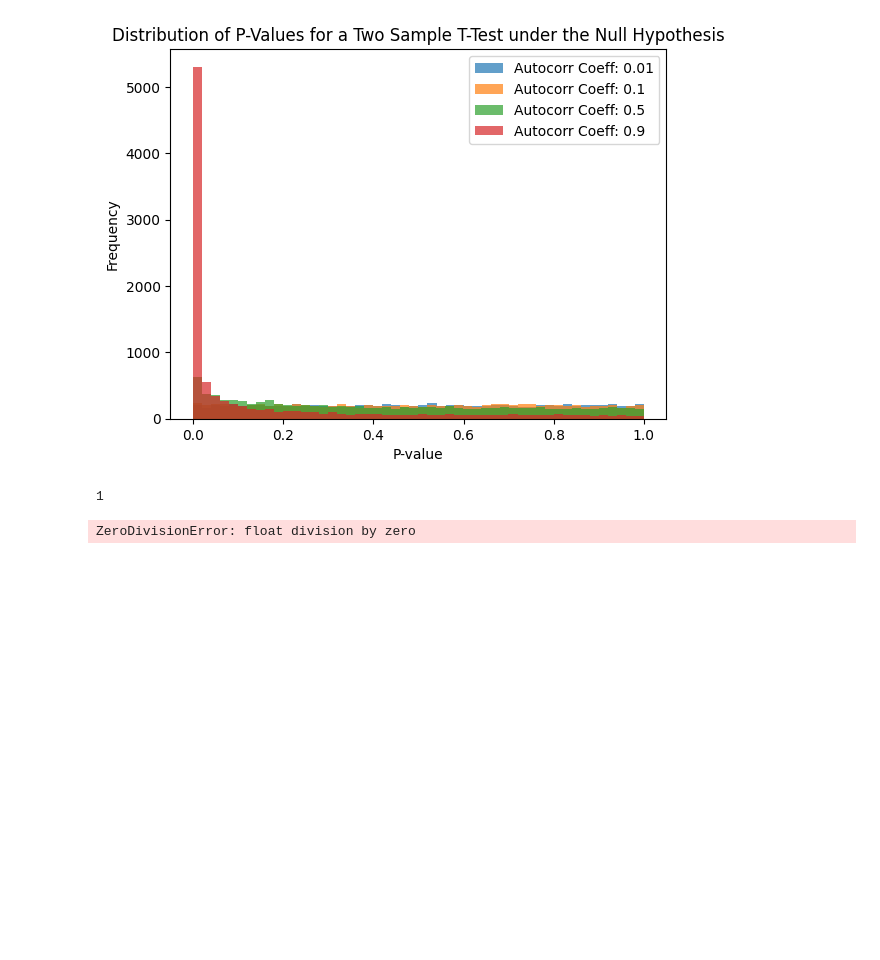
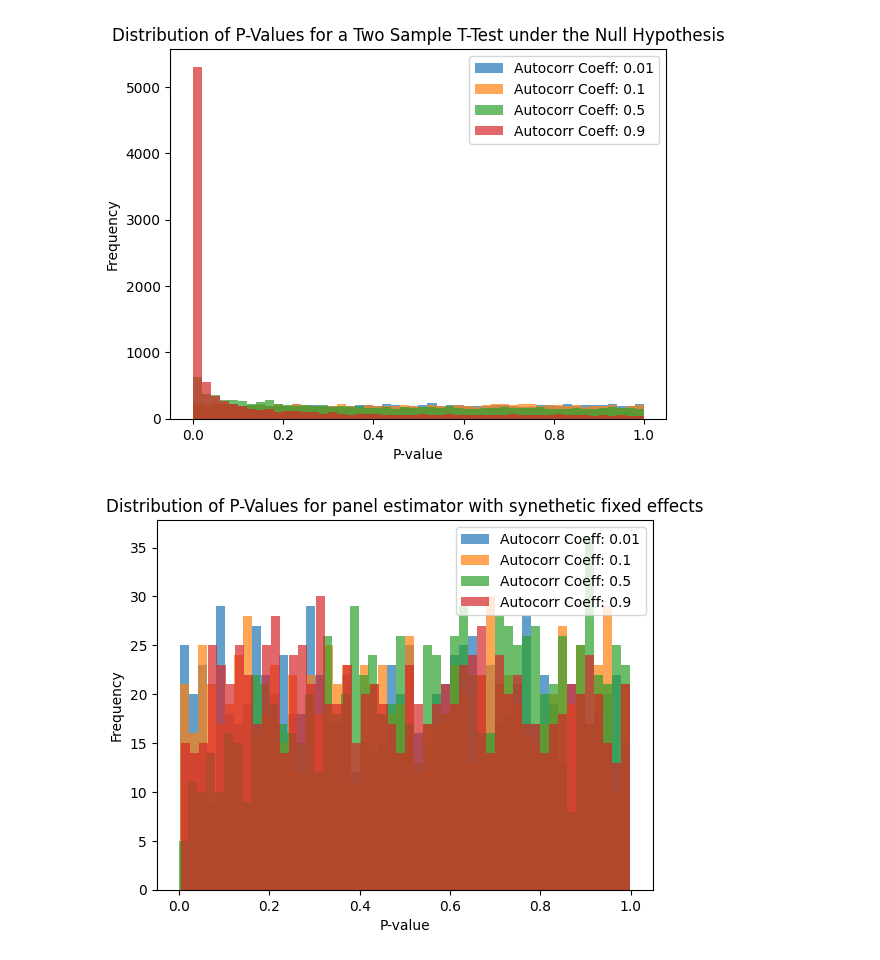
Before and after one commit to Padarn/notes, a Jupyter notebook: 0. Skewed P-Values/p-values.ipynb, the cells around one changed output. Saved outputs shown, nothing was run; the diff lists cells and outputs as text; code cells hidden in the pictures; blank space fills up the shorter version.

Commit message:
adding time effects

```diff
--- a/0. Skewed P-Values/p-values.ipynb
+++ b/0. Skewed P-Values/p-values.ipynb
@@ -276,33 +276,32 @@ n = 100 # Number of data points
 num_samples = 1000
 autocorr_coefficients = [0.01, 0.1, 0.5, 0.9] # Different autocorrelation coefficients
 
 # Simulate data and collect p-values for each autocorrelation coefficient
 for autocorr_coefficient in autocorr_coefficients:
     p_values = []
     for _ in range(num_samples):
         y, treatment = generate_autocorrelated_treatment_data(n, autocorr_coefficient)
 
         one_hot = np.zeros(len(treatment))
         one_hot[::2] = np.array(range(0, int(n / 2)))
         one_hot[1::2] = np.array(range(0, int(n / 2)))
         dfy = pd.DataFrame(y, columns=['y'])
         dfy['panel_i'] = 1
         dfy['panel_t'] = one_hot
         dfy['treatment'] = treatment
         dfy.set_index(['panel_i', 'panel_t'], inplace=True)
-        model = PanelOLS(dependent=dfy['y'], exog=dfy['treatment'], time_effects==True)
+        model = PanelOLS(dependent=dfy['y'], exog=dfy['treatment'], time_effects=True)
         res = model.fit()
         p_value = res.pvalues.iloc[0]
         p_values.append(p_value)
 
     # Plot the distribution of p-values
     plt.hist(p_values, bins=50, alpha=0.7, label=f'Autocorr Coeff: {autocorr_coefficient}')
 
 plt.xlabel('P-value')
 plt.ylabel('Frequency')
 plt.title('Distribution of P-Values for panel estimator with synethetic fixed effects')
 plt.legend()
 plt.show()
 # %% [output]
-1
-ZeroDivisionError: float division by zero
+[figure, added]
```
